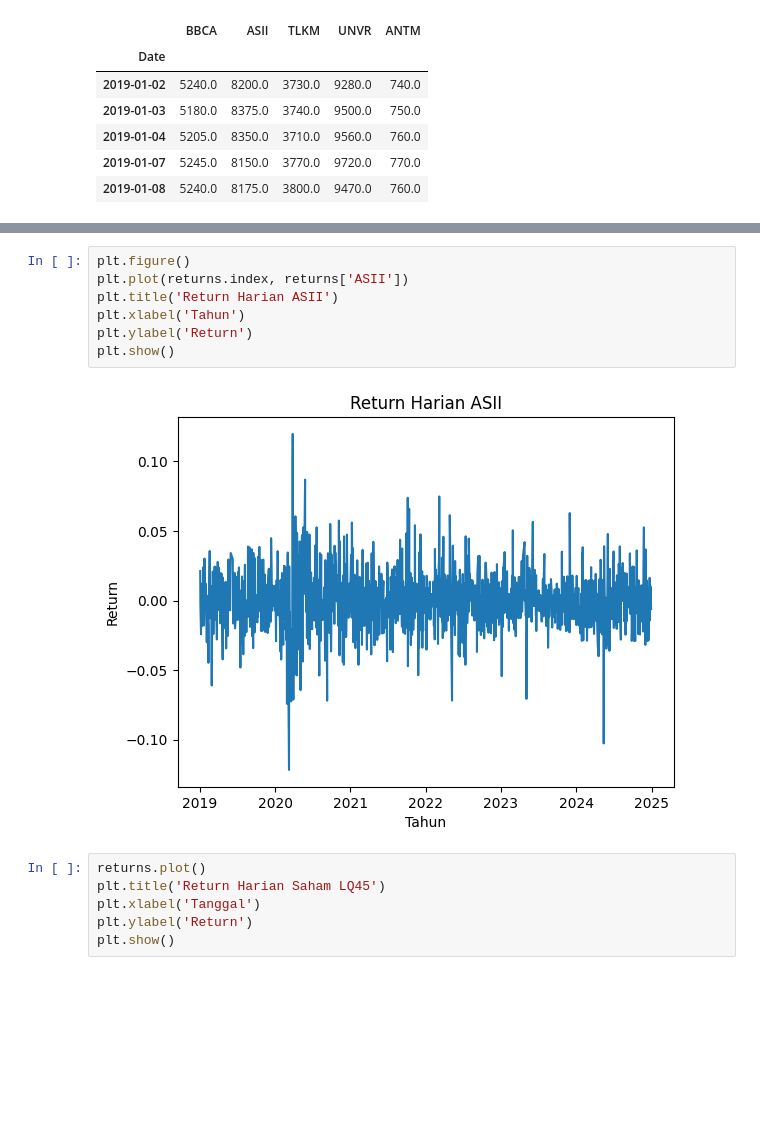
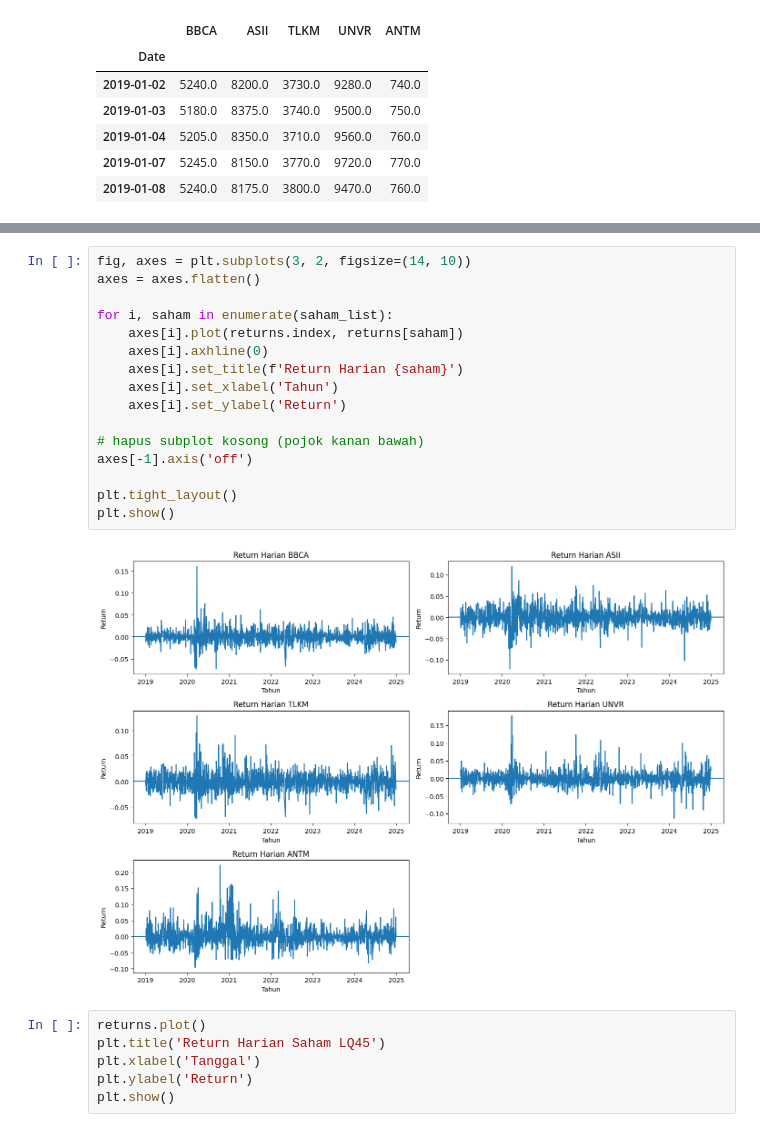
Before and after one commit to Yasidrzp/Sekeripsi, a Jupyter notebook: Sekeripsi.ipynb, the cells around one changed output, grey strips where cells are left out. Saved outputs shown, nothing was run; the diff lists cells and outputs as text; blank space fills up the shorter version.

```diff
--- a/Sekeripsi.ipynb
+++ b/Sekeripsi.ipynb
@@ -75,12 +83,21 @@ plt.show()
-# %%
-plt.figure()
-plt.plot(returns.index, returns['ASII'])
-plt.title('Return Harian ASII')
-plt.xlabel('Tahun')
-plt.ylabel('Return')
-plt.show()
-# %% [output]
-[figure, removed]
+# %%
+fig, axes = plt.subplots(3, 2, figsize=(14, 10))
+axes = axes.flatten()
+
+for i, saham in enumerate(saham_list):
+    axes[i].plot(returns.index, returns[saham])
+    axes[i].axhline(0)
+    axes[i].set_title(f'Return Harian {saham}')
+    axes[i].set_xlabel('Tahun')
+    axes[i].set_ylabel('Return')
+
+# hapus subplot kosong (pojok kanan bawah)
+axes[-1].axis('off')
+
+plt.tight_layout()
+plt.show()
+# %% [output]
+[figure, added]
 # %%
 returns.plot()
 plt.title('Return Harian Saham LQ45')
```
Also changed, not shown: parts of 8 cells of this notebook.
